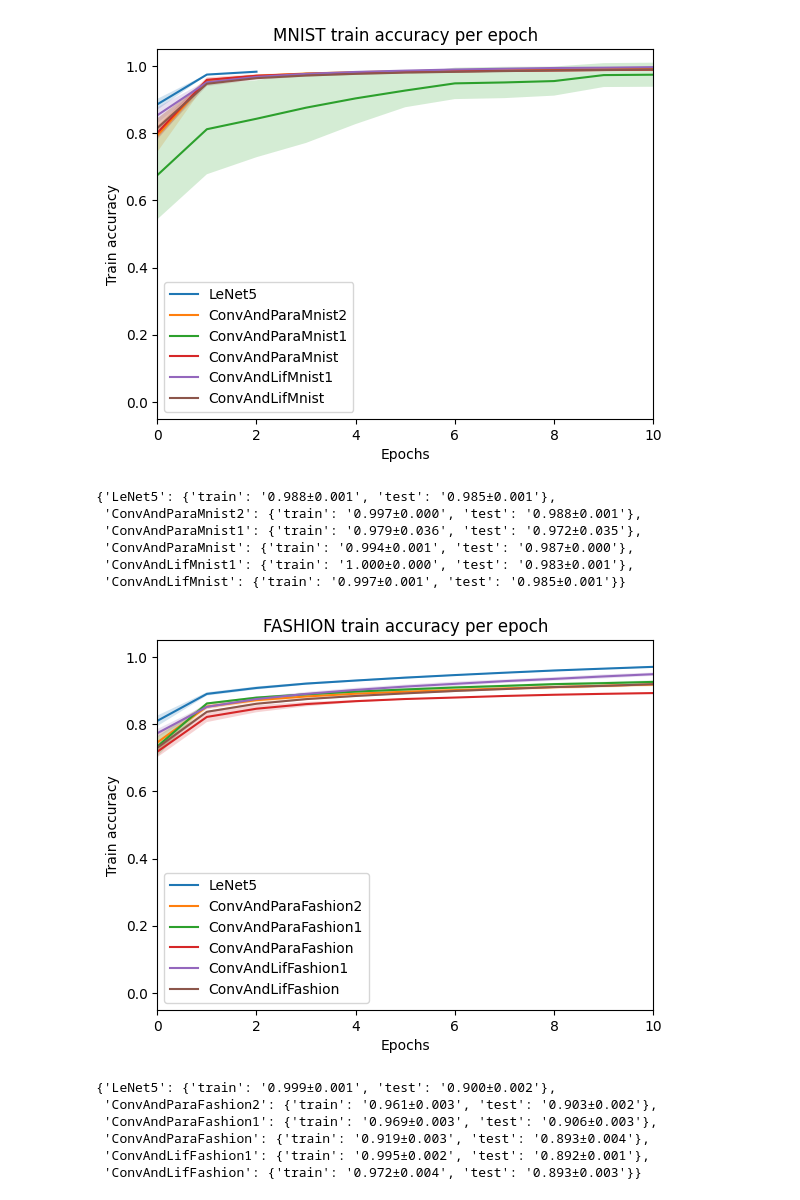
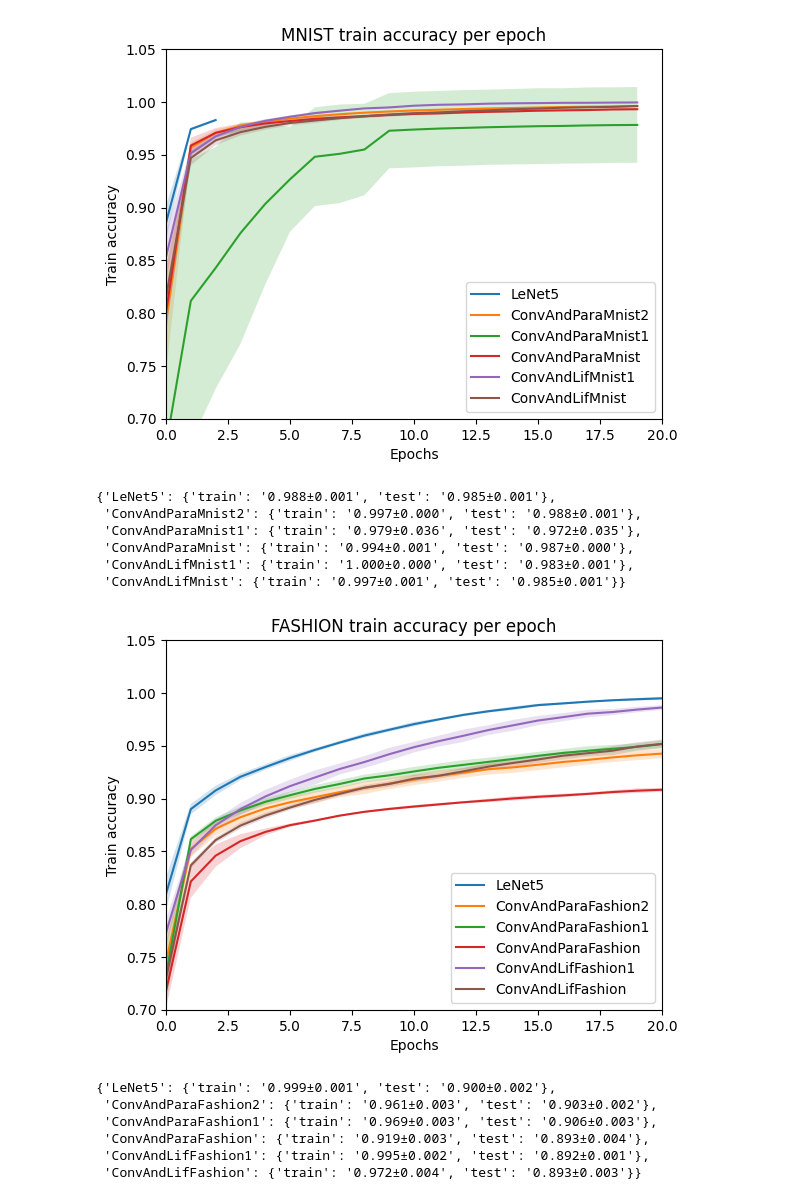
Before and after one commit to suessflorian/biological-neurons, a Jupyter notebook: Baseline Models/robustness_results.ipynb, the cells around one changed output. Cells and saved outputs as stored; diff of their text form; code cells hidden in the pictures.

Commit message:
blackbox results

```diff
--- a/Baseline Models/robustness_results.ipynb
+++ b/Baseline Models/robustness_results.ipynb
@@ -20,37 +20,37 @@ class Accuracies():
             test_accuracy = []
             for i in range(5):
                 accuracies[i] = np.array(self.doc_template[key][str(i)]['accuracies'])
                 train_accuracy.append(self.doc_template[key][str(i)]['train_accuracy'])
                 test_accuracy.append(self.doc_template[key][str(i)]['test_accuracy'])
 
             mean = np.mean(accuracies, axis=0)
             std = np.std(accuracies, axis=0)
             plt.plot(range(len(accuracies[i])), mean, label = f'{key}')
             plt.fill_between(range(len(accuracies[i])), mean - std, mean + std, alpha=0.2)
 
             train_mean = np.mean(train_accuracy)
             test_mean = np.mean(test_accuracy)
             train_std = np.std(train_accuracy)
             test_std = np.std(test_accuracy)
 
             results_dict[key]['train'] = f'{train_mean:.3f}\u00B1{train_std:.3f}'
             results_dict[key]['test'] = f'{test_mean:.3f}\u00B1{test_std:.3f}'
 
-        plt.ylim(-.05, 1.05)
-        plt.xlim(0, 10)
+        plt.ylim(.70, 1.05)
+        plt.xlim(0, 20)
         plt.title(f'{self.dataset_name.upper()} train accuracy per epoch')
         plt.xlabel('Epochs')
         plt.ylabel('Train accuracy')
         plt.legend()
         plt.show()
 
         return results_dict
 
 
-acc = Accuracies('MNIST', './MNIST-trial-results.json')
+acc = Accuracies('MNIST', './full-conv-train-results/MNIST-trial-results.json')
 acc.plotAccuracy()
 # %% [output]
-[figure, old version]
+[figure, new version]
 {'LeNet5': {'train': '0.988±0.001', 'test': '0.985±0.001'},
  'ConvAndParaMnist2': {'train': '0.997±0.000', 'test': '0.988±0.001'},
  'ConvAndParaMnist1': {'train': '0.979±0.036', 'test': '0.972±0.035'},
@@ -58,10 +58,10 @@ acc.plotAccuracy()
  'ConvAndLifMnist1': {'train': '1.000±0.000', 'test': '0.983±0.001'},
  'ConvAndLifMnist': {'train': '0.997±0.001', 'test': '0.985±0.001'}}
 # %%
-acc = Accuracies('FASHION', './FASHION-trial-results.json')
+acc = Accuracies('FASHION', './full-conv-train-results/FASHION-trial-results.json')
 acc.plotAccuracy()
 # %% [output]
-[figure, old version]
+[figure, new version]
 {'LeNet5': {'train': '0.999±0.001', 'test': '0.900±0.002'},
  'ConvAndParaFashion2': {'train': '0.961±0.003', 'test': '0.903±0.002'},
  'ConvAndParaFashion1': {'train': '0.969±0.003', 'test': '0.906±0.003'},
```
Also changed, not shown: parts of 3 cells of this notebook, 9 other files.
